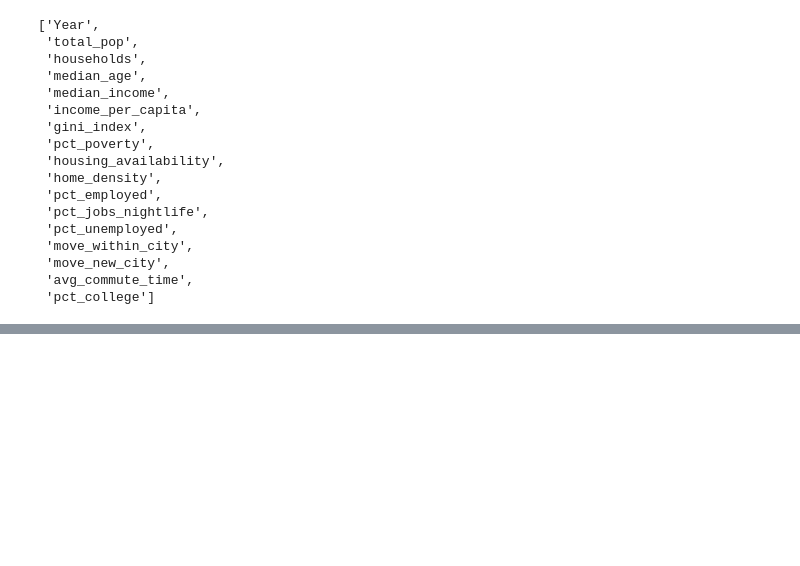
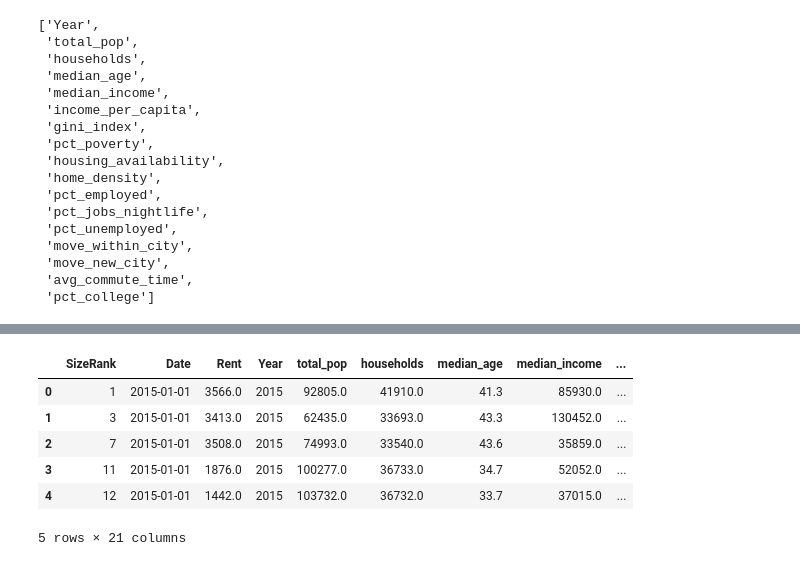
Before and after one commit to EugeniaDickson/zillow_rent_index, a Jupyter notebook: Jane/clustering analysis.ipynb, the cells around one changed output, grey strips where cells are left out. Cells and saved outputs as stored; diff of their text form; code cells hidden in the pictures; blank space fills up the shorter version.

```diff
--- a/Jane/clustering analysis.ipynb
+++ b/Jane/clustering analysis.ipynb
@@ -513,0 +584,11 @@ num_cols.columns.tolist()
+# %%
+zillow_selected_clustered_corr = zillow_selected_clustered.select_dtypes(exclude = ["object"])
+zillow_selected_clustered_corr.head()
+# %% [output]
+|  | SizeRank | Date | Rent | Year | total_pop | households | median_age | median_income | ... |
+| 0 | 1 | 2015-01-01 | 3566.0 | 2015 | 92805.0 | 41910.0 | 41.3 | 85930.0 | ... |
+| 1 | 3 | 2015-01-01 | 3413.0 | 2015 | 62435.0 | 33693.0 | 43.3 | 130452.0 | ... |
+| 2 | 7 | 2015-01-01 | 3508.0 | 2015 | 74993.0 | 33540.0 | 43.6 | 35859.0 | ... |
+| 3 | 11 | 2015-01-01 | 1876.0 | 2015 | 100277.0 | 36733.0 | 34.7 | 52052.0 | ... |
+| 4 | 12 | 2015-01-01 | 1442.0 | 2015 | 103732.0 | 36732.0 | 33.7 | 37015.0 | ... |
+5 rows × 21 columns
```
Also changed, not shown: parts of 12 cells of this notebook, 2 other files.
